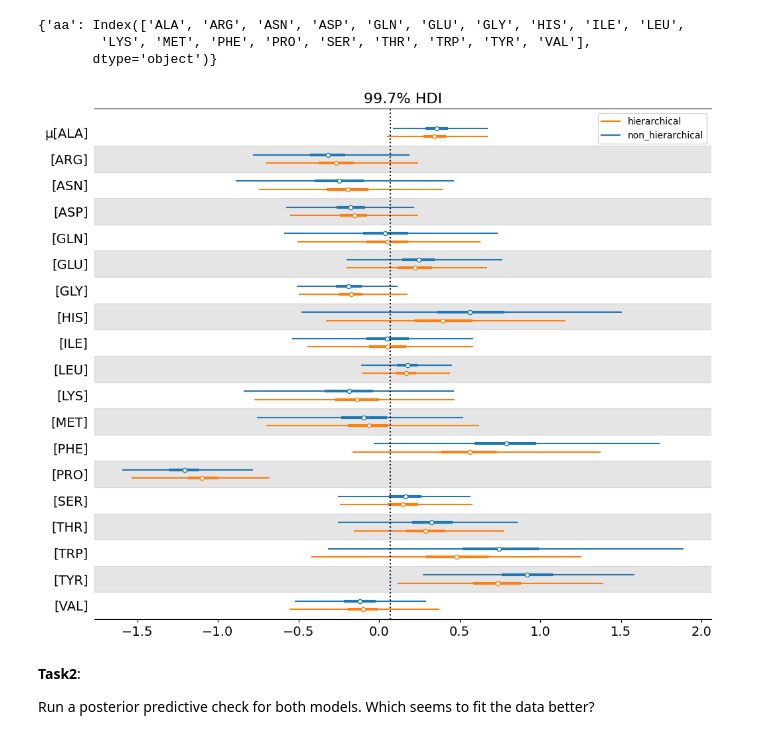
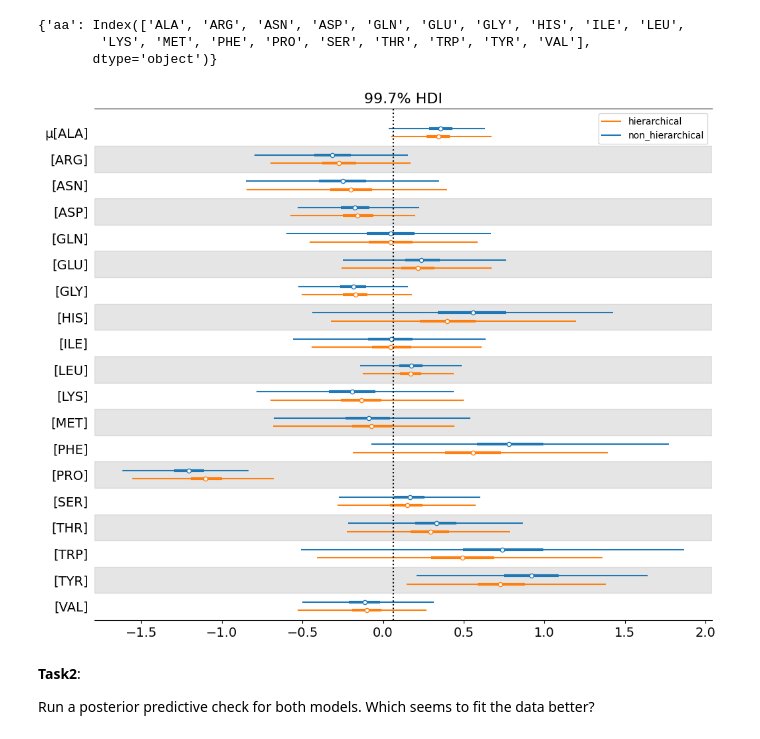
Before and after one commit to eemaansheikh/Data_Science_2025, a Jupyter notebook: Eemaan_Sheikh_Unit4ExerciesSF.ipynb, the cells around one changed output. Drawn from its saved outputs; the diff is of its cells as text; code cells hidden in the pictures.

```diff
--- a/Eemaan_Sheikh_Unit4ExerciesSF.ipynb
+++ b/Eemaan_Sheikh_Unit4ExerciesSF.ipynb
@@ -51,6 +51,9 @@ aa_coords
         'LYS', 'MET', 'PHE', 'PRO', 'SER', 'THR', 'TRP', 'TYR', 'VAL'],
        dtype='object')}
 # %%
+# Calculate the difference between theoretical and experimental chemical shifts
+cs_data['diff_TminusE'] = cs_data['theo'] - cs_data['exp']
+
 with pm.Model(coords=aa_coords) as cs_h_model:
     # hyperpriors. Notice how there's no dims argument.
     #this means that the hyperprior is shared across all amino acids
@@ -77,12 +80,12 @@ with pm.Model(coords=aa_coords) as cs_h_model:
     idata_cs_ht = pm.sample()
 # %%
 #plots a 99.7% hdi for the posteriors of both models on the same plot
-axes = az.plot_forest([idata_cs_nh, idata_cs_h], kind="forestplot",
+axes = az.plot_forest([idata_cs_nh, idata_cs_ht], kind="forestplot",
                       model_names=['non_hierarchical', 'hierarchical'],
                       var_names='μ', combined=True, figsize=(12, 10),hdi_prob=0.997)
 
 #plots overall mean of the hierarchical model; do not confuse with 0
 y_lims = axes[0].get_ylim()
-axes[0].vlines(idata_cs_h.posterior['μ_mu'].mean(), *y_lims, color="k", ls=":");
+axes[0].vlines(idata_cs_ht.posterior['μ_mu'].mean(), *y_lims, color="k", ls=":");
 # %% [output]
-[figure, old version]
+[figure, new version]
```
Also changed, not shown: parts of 5 cells of this notebook.
